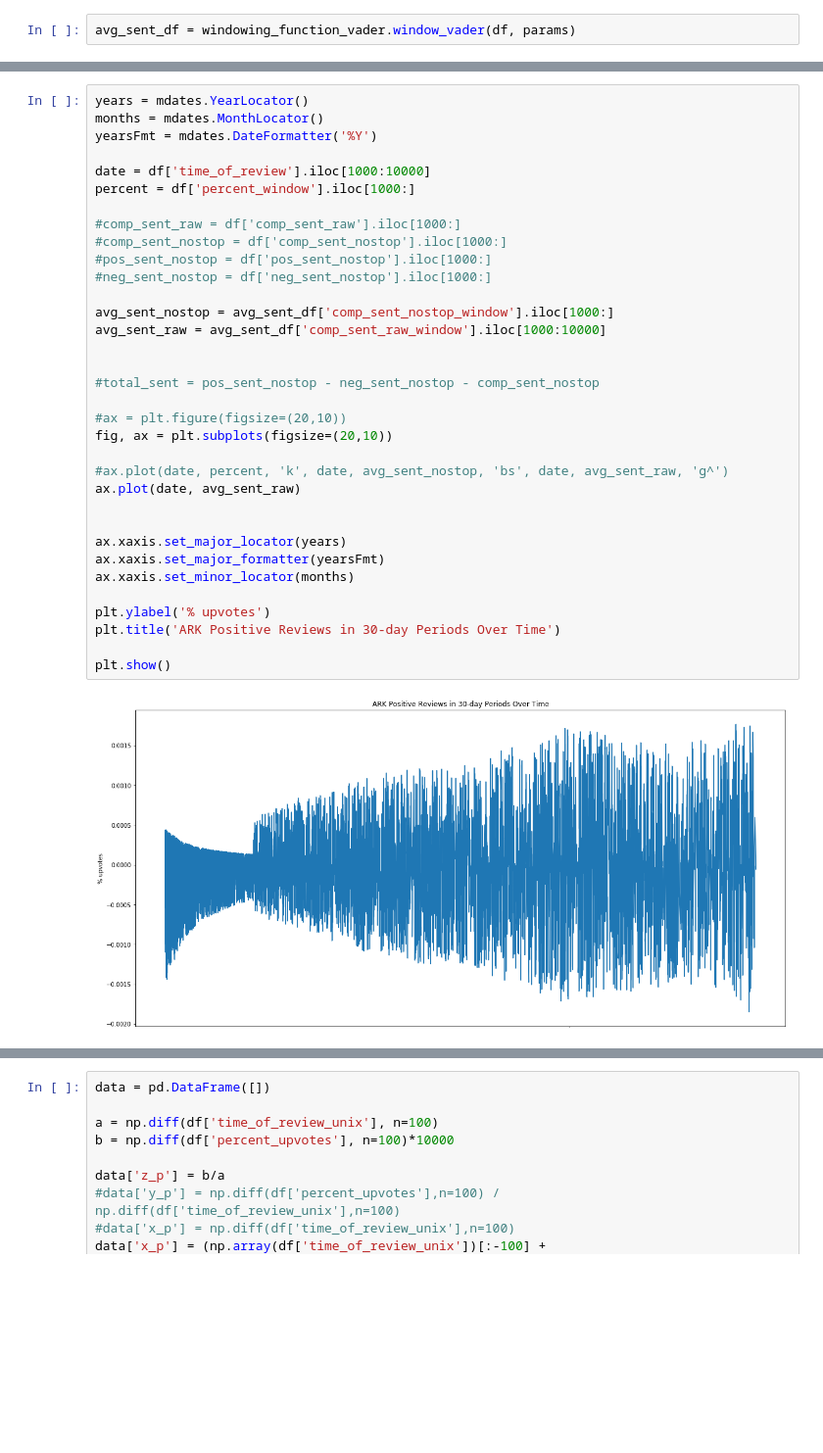
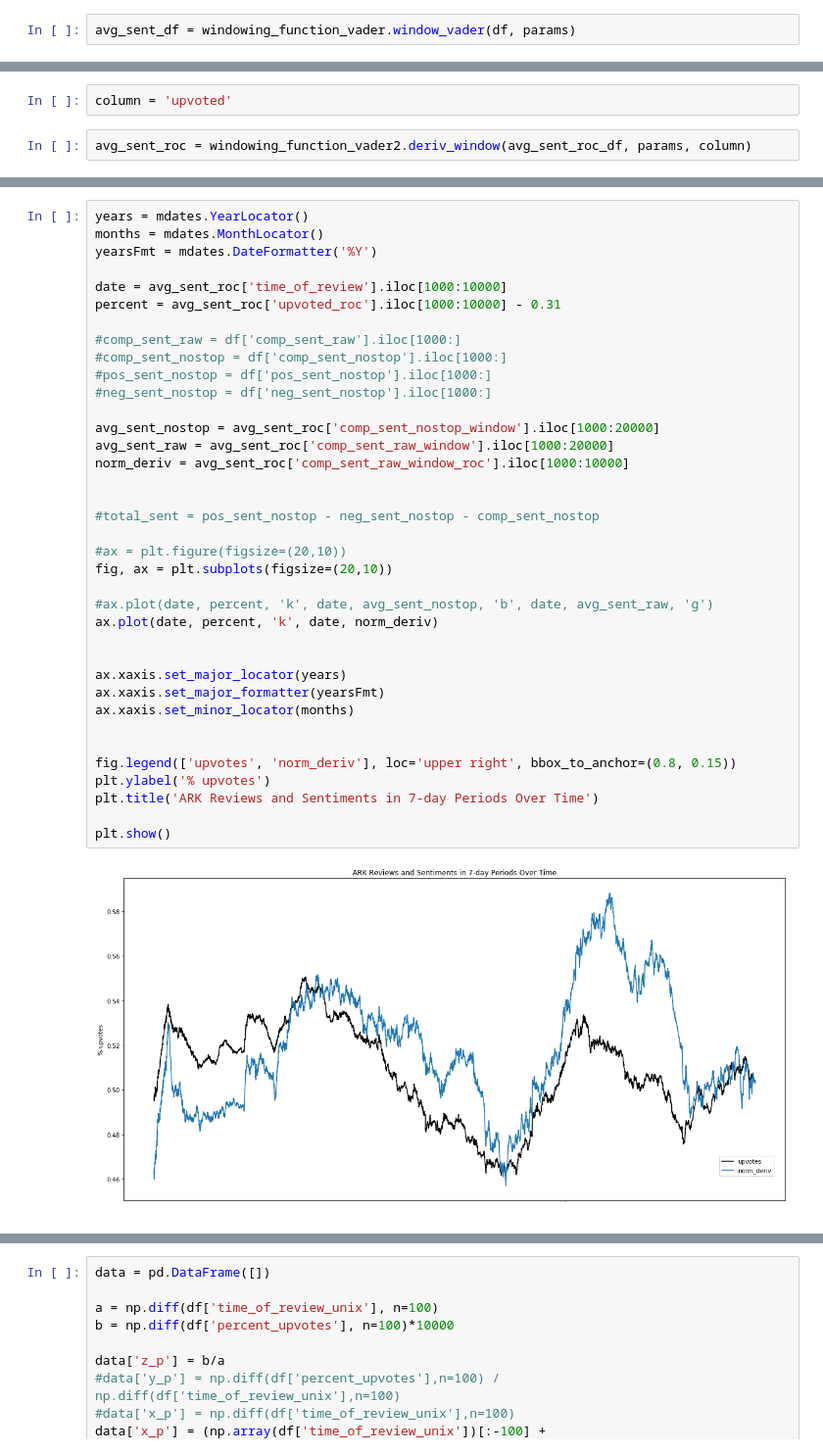
Before and after one commit to tblair7/Gathering_Steam, a Jupyter notebook: plot_windowed_data.ipynb, the cells around one changed output, grey strips where cells are left out. Shown at 98% size. Saved outputs shown, nothing was run; the diff lists cells and outputs as text; blank space fills up the shorter version.

```diff
--- a/plot_windowed_data.ipynb
+++ b/plot_windowed_data.ipynb
@@ -26 +83,5 @@ avg_sent_df = windowing_function_vader.window_vader(df, params)
+# %%
+column = 'upvoted'
+# %%
+avg_sent_roc = windowing_function_vader2.deriv_window(avg_sent_roc_df, params, column)
 # %%
@@ -35,36 +118,39 @@ avg_sent_df.head()
 # %%
 years = mdates.YearLocator()
 months = mdates.MonthLocator()
 yearsFmt = mdates.DateFormatter('%Y')
 
-date = df['time_of_review'].iloc[1000:10000]
-percent = df['percent_window'].iloc[1000:]
+date = avg_sent_roc['time_of_review'].iloc[1000:10000]
+percent = avg_sent_roc['upvoted_roc'].iloc[1000:10000] - 0.31
 
 #comp_sent_raw = df['comp_sent_raw'].iloc[1000:]
 #comp_sent_nostop = df['comp_sent_nostop'].iloc[1000:]
 #pos_sent_nostop = df['pos_sent_nostop'].iloc[1000:]
 #neg_sent_nostop = df['neg_sent_nostop'].iloc[1000:]
 
-avg_sent_nostop = avg_sent_df['comp_sent_nostop_window'].iloc[1000:]
-avg_sent_raw = avg_sent_df['comp_sent_raw_window'].iloc[1000:10000]
+avg_sent_nostop = avg_sent_roc['comp_sent_nostop_window'].iloc[1000:20000]
+avg_sent_raw = avg_sent_roc['comp_sent_raw_window'].iloc[1000:20000]
+norm_deriv = avg_sent_roc['comp_sent_raw_window_roc'].iloc[1000:10000]
 
 
 #total_sent = pos_sent_nostop - neg_sent_nostop - comp_sent_nostop
 
 #ax = plt.figure(figsize=(20,10))
 fig, ax = plt.subplots(figsize=(20,10))
 
-#ax.plot(date, percent, 'k', date, avg_sent_nostop, 'bs', date, avg_sent_raw, 'g^')
-ax.plot(date, avg_sent_raw)
+#ax.plot(date, percent, 'k', date, avg_sent_nostop, 'b', date, avg_sent_raw, 'g')
+ax.plot(date, percent, 'k', date, norm_deriv)
 
 
 ax.xaxis.set_major_locator(years)
 ax.xaxis.set_major_formatter(yearsFmt)
 ax.xaxis.set_minor_locator(months)
 
+
+fig.legend(['upvotes', 'norm_deriv'], loc='upper right', bbox_to_anchor=(0.8, 0.15))
 plt.ylabel('% upvotes')
-plt.title('ARK Positive Reviews in 30-day Periods Over Time')
+plt.title('ARK Reviews and Sentiments in 7-day Periods Over Time')
 
 plt.show()
 # %% [output]
-[figure, old version]
+[figure, new version]
```
Also changed, not shown: parts of 12 cells of this notebook, 7 other files.
